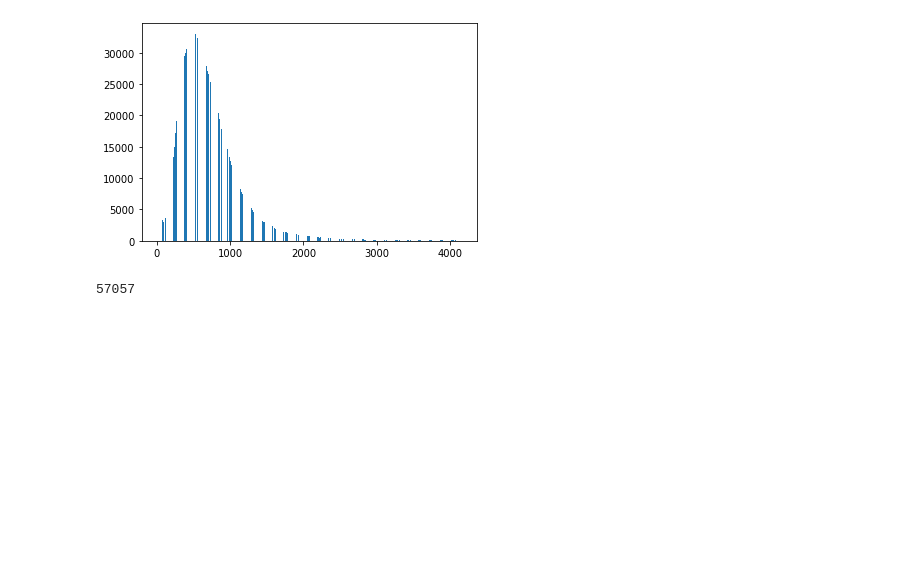
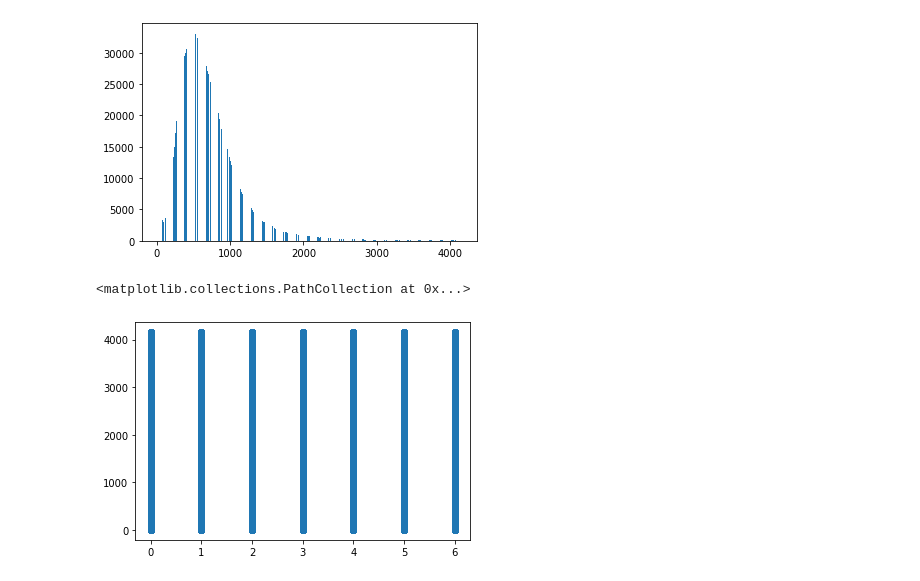
Before and after one commit to benjxia/CSE-151B-KAGGLE, a Jupyter notebook: analysis.ipynb, the cells around one changed output. Saved outputs shown, nothing was run; the diff lists cells and outputs as text; code cells hidden in the pictures; blank space fills up the shorter version.

```diff
--- a/analysis.ipynb
+++ b/analysis.ipynb
@@ -3,6 +3,6 @@ import pandas as pd
 import numpy as np
 import matplotlib.pyplot as plt
 # %%
-df: pd.DataFrame = pd.read_csv("./data/processed_train.csv")
+df: pd.DataFrame = pd.read_csv("./data/processed_trainv2.csv")
 # %%
 df.head()
@@ -59,4 +61,5 @@ s = {set(df["ORIGIN_CALL"].unique())}
-# %%
-len(s)
-# %% [output]
-57057
+# %%
+plt.scatter(df["WEEKDAY"], df["TARGET"])
+# %% [output]
+<matplotlib.collections.PathCollection at 0x...>
+[figure, added]
```
Also changed, not shown: parts of 2 cells of this notebook, 1 other file.
